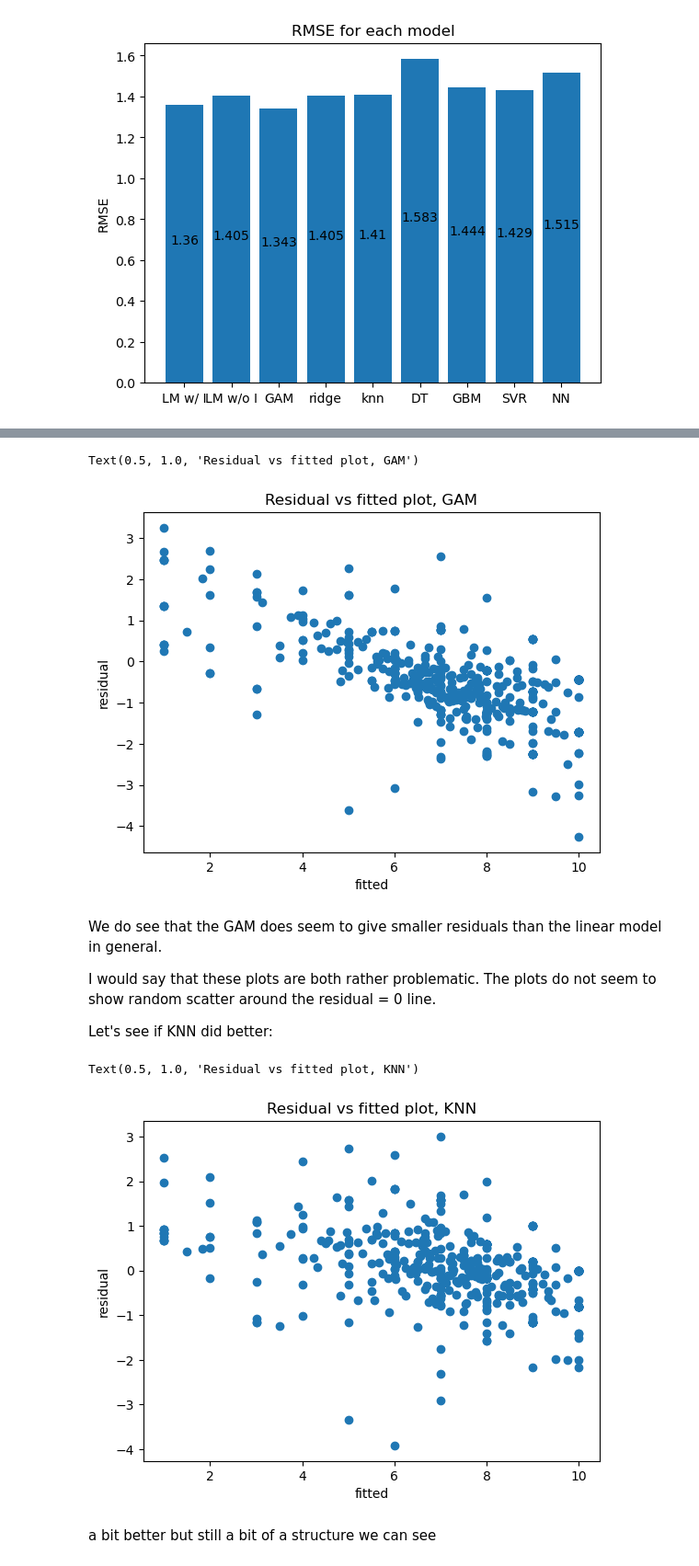
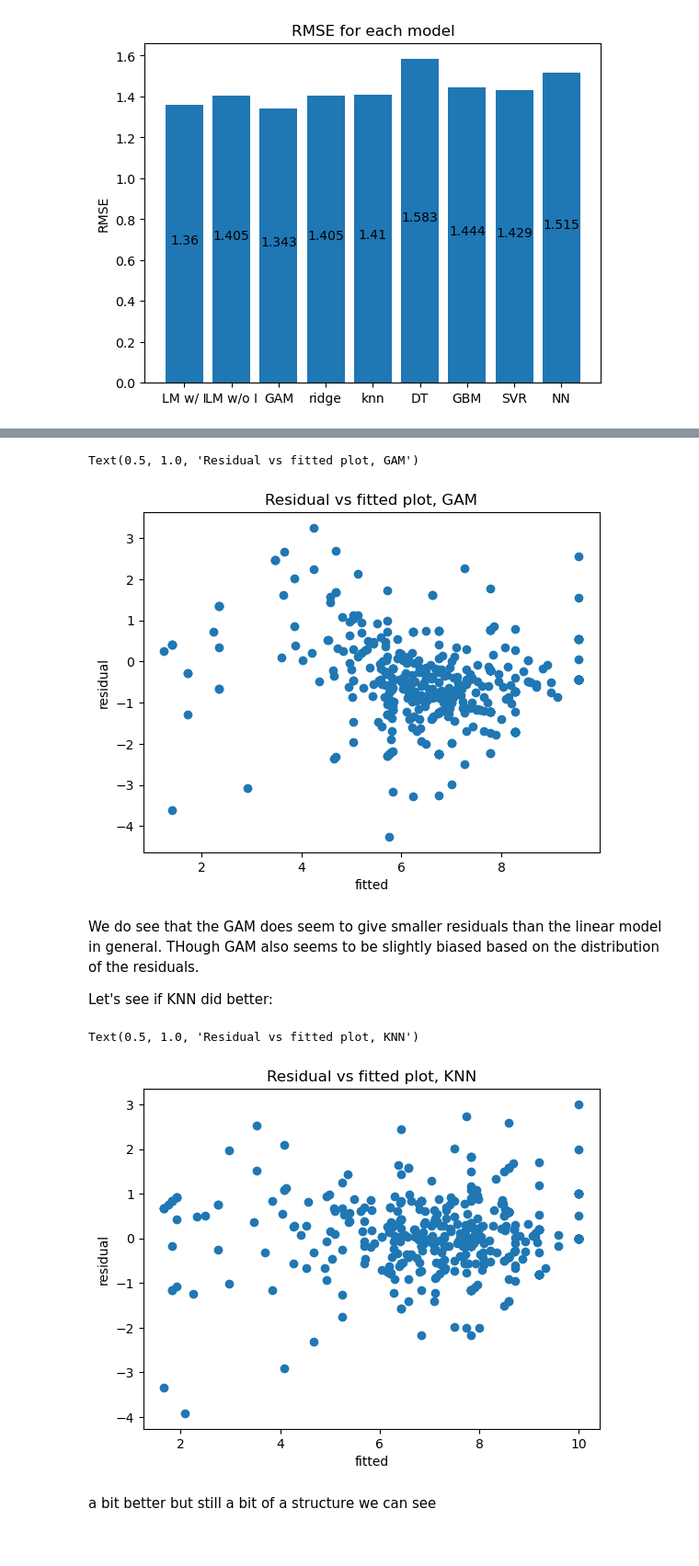
Before and after one commit to yiliu7724/5509-final-project, a Jupyter notebook: Drug.ipynb, the cells around one changed output, grey strips where cells are left out. Shown at 92% size. Drawn from its saved outputs; the diff is of its cells as text; code cells hidden in the pictures.

```diff
--- a/Drug.ipynb
+++ b/Drug.ipynb
@@ -866,30 +903,28 @@ Text(0.5, 1.0, 'Residual vs fitted plot, OLS')
 residuals = (gam.predict(train, exog_smooth= train[['effectivenessScore', 'effectivenessScore']]) - y_train)
 
 fig, ax = plt.subplots()
-ax.scatter(y_train,residuals)
+ax.scatter(gam.predict(train, exog_smooth= train[['effectivenessScore', 'effectivenessScore']]),residuals)
 ax.set_ylabel('residual')
 ax.set_xlabel('fitted')
 ax.set_title('Residual vs fitted plot, GAM')
 # %% [output]
 Text(0.5, 1.0, 'Residual vs fitted plot, GAM')
-[figure, old version]
+[figure, new version]
 # %% [markdown]
-We do see that the GAM does seem to give smaller residuals than the linear model in general.
-
-I would say that these plots are both rather problematic. The plots do not seem to show random scatter around the residual = 0 line.
+We do see that the GAM does seem to give smaller residuals than the linear model in general. THough GAM also seems to be slightly biased based on the distribution of the residuals.
 
 Let's see if KNN did better:
 # %%
 residuals = (knnModel.predict(X_train) - y_train)
 
 fig, ax = plt.subplots()
-ax.scatter(y_train,residuals)
+ax.scatter(knnModel.predict(X_train),residuals)
 ax.set_ylabel('residual')
 ax.set_xlabel('fitted')
 ax.set_title('Residual vs fitted plot, KNN')
 # %% [output]
 Text(0.5, 1.0, 'Residual vs fitted plot, KNN')
-[figure, old version]
+[figure, new version]
 # %% [markdown]
 a bit better but still a bit of a structure we can see
 # %% [markdown]
```
Also changed, not shown: parts of 16 cells of this notebook.
